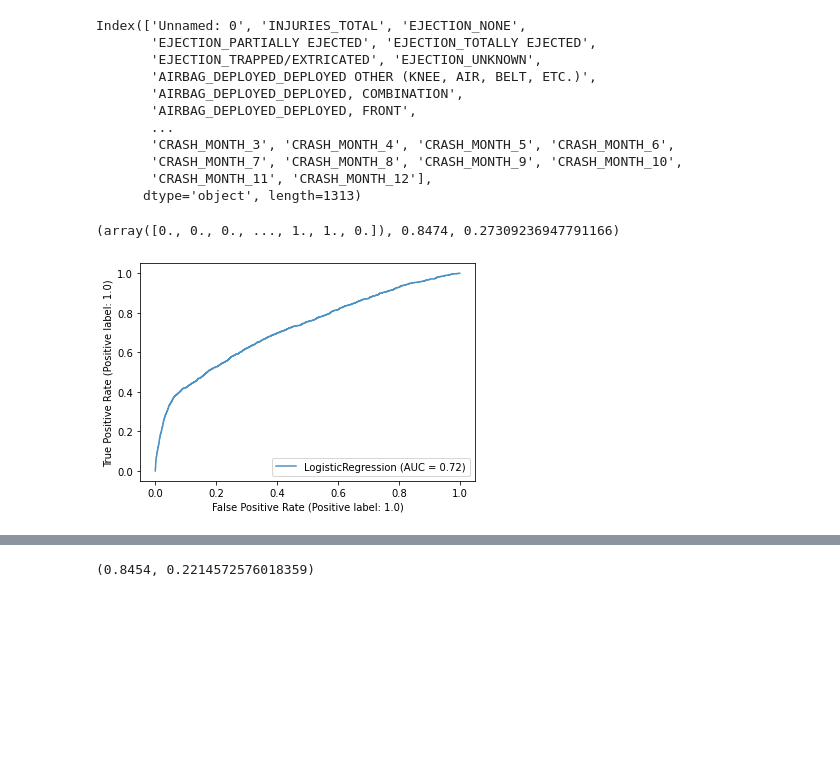
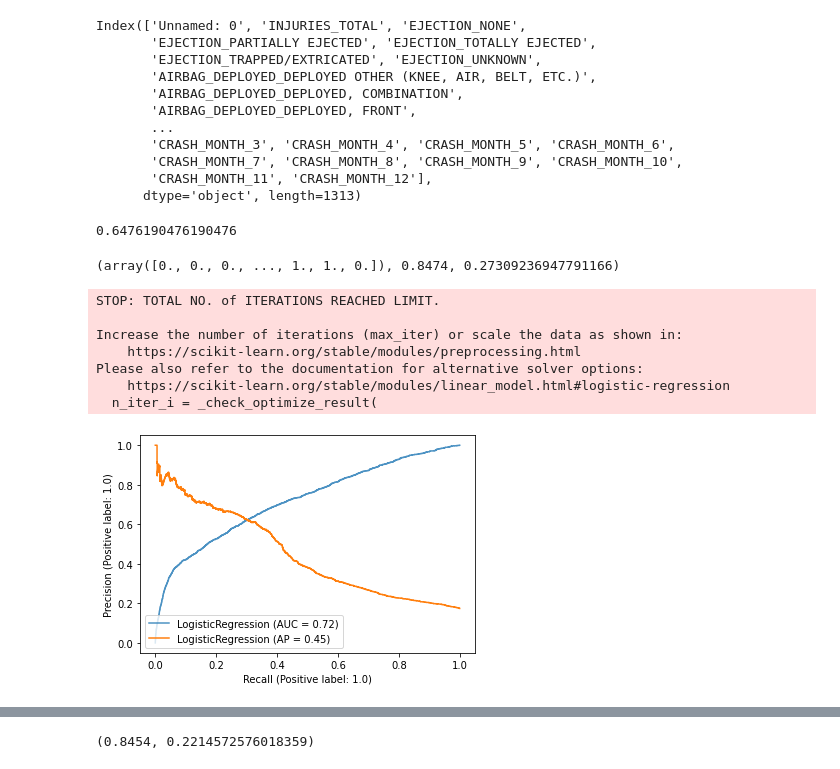
Before and after one commit to shigos/Traffic_Models, a Jupyter notebook: notebook/clean_merge_note-Copy1.ipynb, the cells around one changed output, grey strips where cells are left out. Cells and saved outputs as stored; diff of their text form; code cells hidden in the pictures; blank space fills up the shorter version.

```diff
--- a/notebook/clean_merge_note-Copy1.ipynb
+++ b/notebook/clean_merge_note-Copy1.ipynb
@@ -65,6 +72,10 @@ model.fit(X_train,y_train)
 samp_pred = model.predict(X_test)
 samp_score = model.score(X_test,y_test)
 samp_recall =metrics.recall_score(y_test,samp_pred)
+# %%
+metrics.precision_score(y_test,samp_pred)
+# %% [output]
+0.6476190476190476
 # %%
 samp_pred,samp_score,samp_recall
 # %% [output]
@@ -72,9 +83,16 @@ samp_pred,samp_score,samp_recall
 # %%
 
 model.fit(X_train, y_train)
 ax = plt.gca()
 rfc_disp = plot_roc_curve(model, X_test, y_test, ax=ax, alpha=0.8)
-
+disp = plot_precision_recall_curve(model, X_test, y_test, ax = plt.gca())
 plt.show()
 # %% [output]
+STOP: TOTAL NO. of ITERATIONS REACHED LIMIT.
+
+Increase the number of iterations (max_iter) or scale the data as shown in:
+    https://scikit-learn.org/stable/modules/preprocessing.html
+Please also refer to the documentation for alternative solver options:
+    https://scikit-learn.org/stable/modules/linear_model.html#logistic-regression
+  n_iter_i = _check_optimize_result(
-[figure, old version]
+[figure, new version]
```
Also changed, not shown: parts of 3 cells of this notebook, 2 other files.
